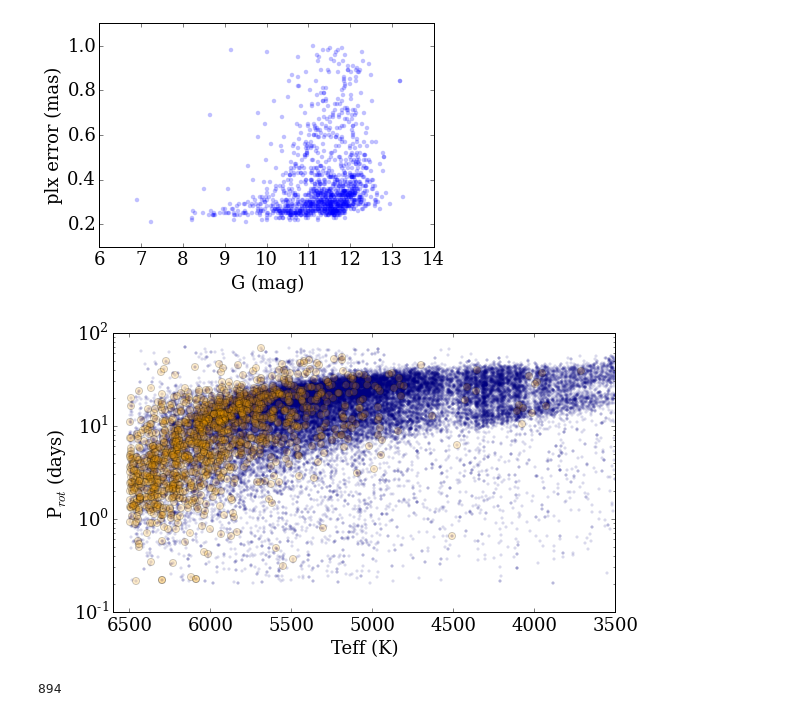
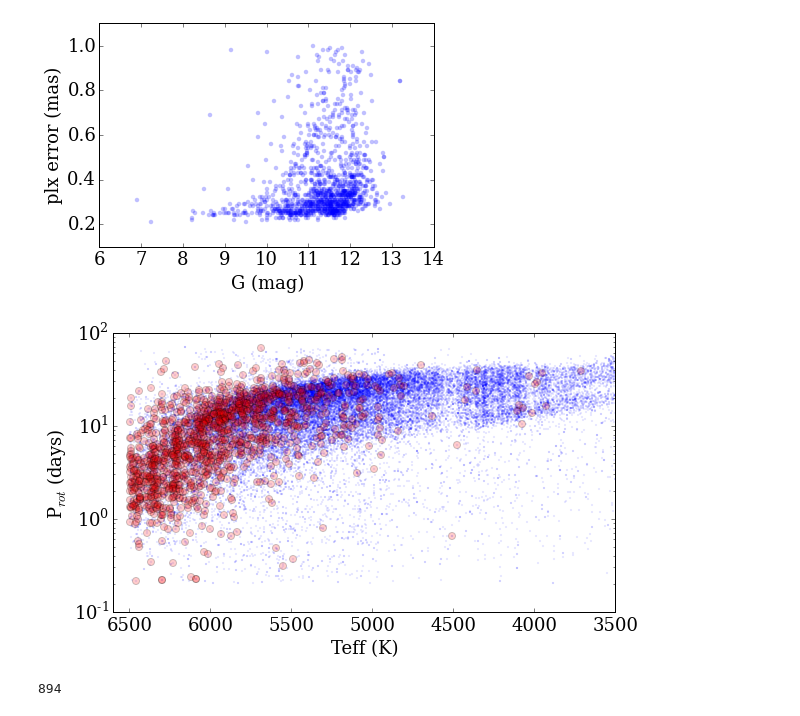
Before and after one commit to jradavenport/gaia_rot, a Jupyter notebook: explore.ipynb, the cells around one changed output. Saved outputs shown, nothing was run; the diff lists cells and outputs as text; code cells hidden in the pictures.

```diff
--- a/explore.ipynb
+++ b/explore.ipynb
@@ -81,18 +81,18 @@ plt.xlabel('G (mag)')
 # %%
 # remake now-famous Kepler gyro diagram
 plt.figure(figsize=(9,5))
-plt.scatter(gaia[u'Teff'], gaia[u'Prot'], s=10, alpha=0.15, c='navy', lw=0, rasterized=True)
-plt.scatter(tgas[u'Teff'], tgas[u'Prot'], s=50, alpha=0.2, c='orange', rasterized=True)
+plt.scatter(gaia[u'Teff'], gaia[u'Prot'], s=5, alpha=0.1, c='blue', lw=0, rasterized=True)
+plt.scatter(tgas[u'Teff'], tgas[u'Prot'], s=50, alpha=0.2, c='red', rasterized=True)
 
 plt.xlim(6600, 3500)
 plt.yscale('log')
 plt.xlabel('Teff (K)')
 plt.ylabel('P$_{rot}$ (days)')
 # plt.title('Gaia DR1 - McQuillan (2014) xmatch')
 
 plt.savefig('fig1.png', dpi=300, bbox_inches='tight', pad_inches=0.25)
 # %% [output]
-[figure, old version]
+[figure, new version]
 # %%
 # find the "good" stars, with reasonable Plx and Phot errors
 
```
Also changed, not shown: parts of 4 cells of this notebook.
